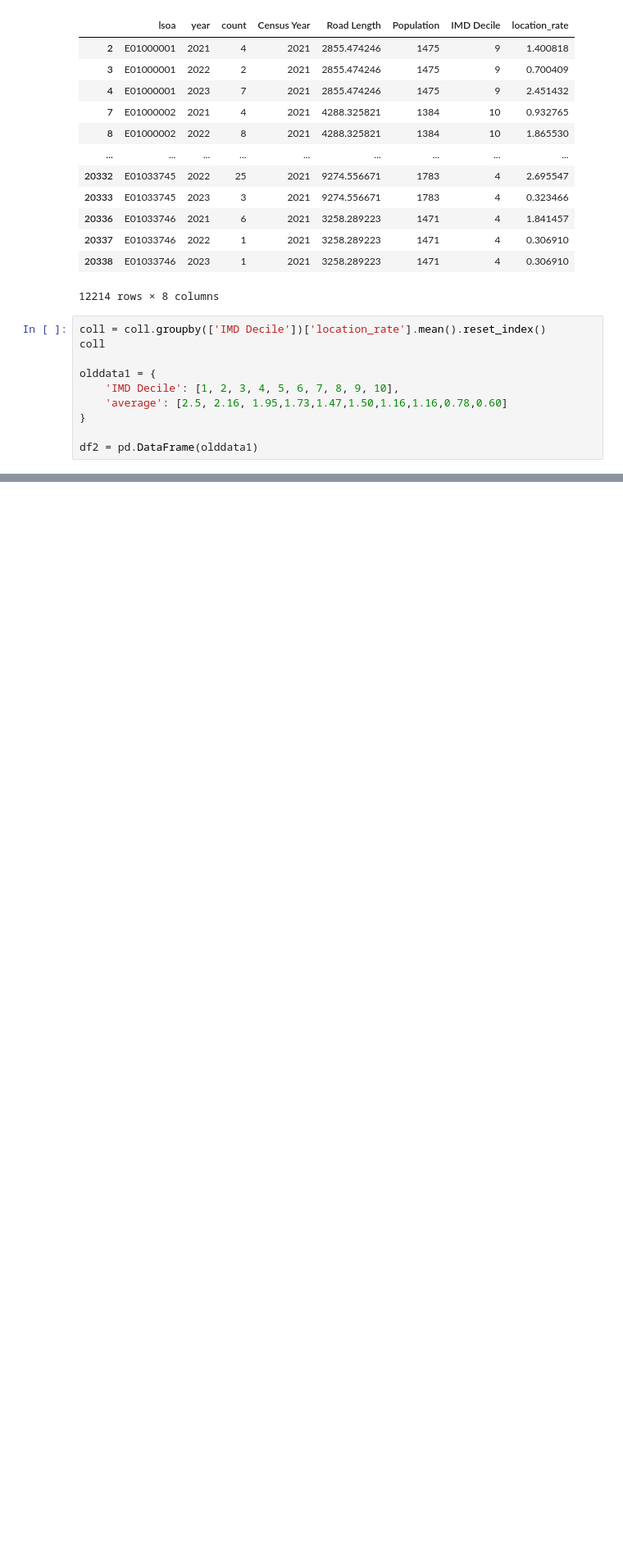
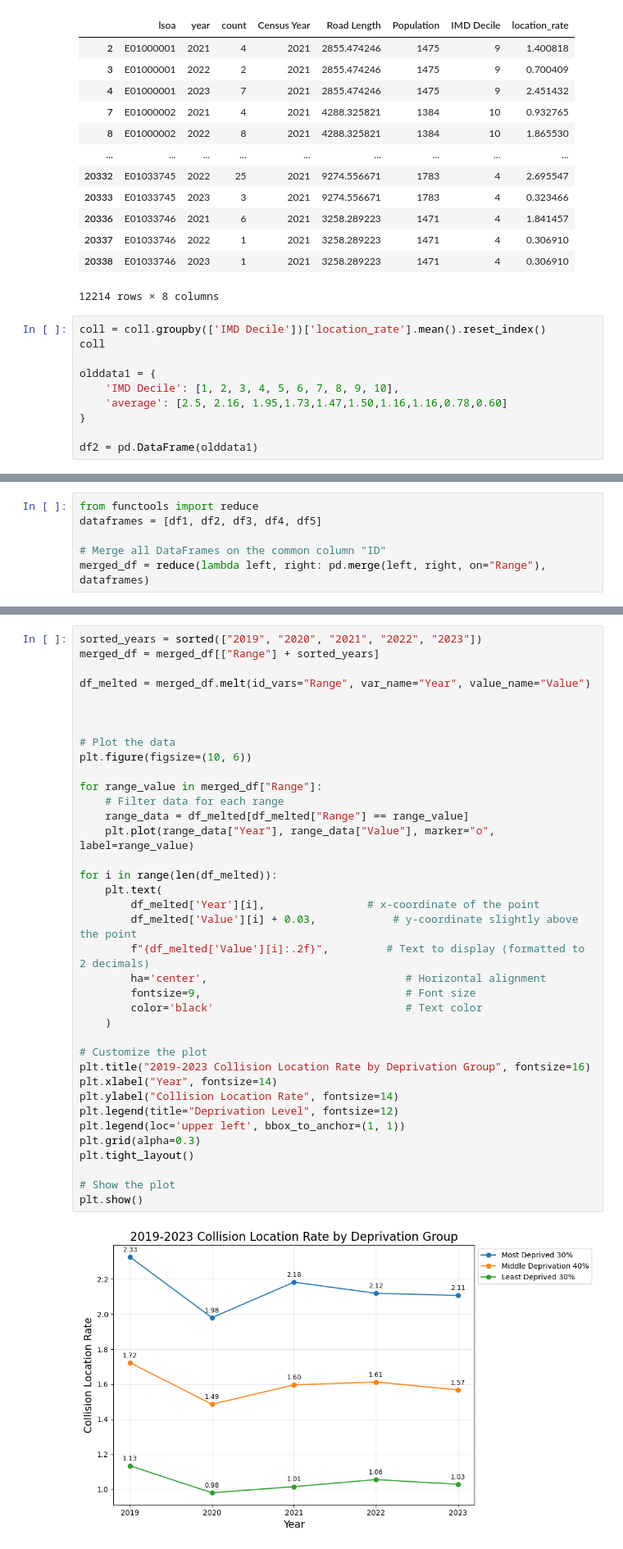
Before and after one commit to jwkee0420/Quantitative-Methods, a Jupyter notebook: Jin_safety_descriptive_statistics.ipynb, the cells around one changed output, grey strips where cells are left out. Shown at 82% size. Drawn from its saved outputs; the diff is of its cells as text; blank space fills up the shorter version.

```diff
--- a/Jin_safety_descriptive_statistics.ipynb
+++ b/Jin_safety_descriptive_statistics.ipynb
@@ -742,0 +893,6 @@ plt.show()
+# %%
+from functools import reduce
+dataframes = [df1, df2, df3, df4, df5]
+
+# Merge all DataFrames on the common column "ID"
+merged_df = reduce(lambda left, right: pd.merge(left, right, on="Range"), dataframes)
@@ -742,0 +913,39 @@ plt.show()
+# %%
+sorted_years = sorted(["2019", "2020", "2021", "2022", "2023"])
+merged_df = merged_df[["Range"] + sorted_years]
+
+df_melted = merged_df.melt(id_vars="Range", var_name="Year", value_name="Value")
+
+
+
+# Plot the data
+plt.figure(figsize=(10, 6))
+
+for range_value in merged_df["Range"]:
+    # Filter data for each range
+    range_data = df_melted[df_melted["Range"] == range_value]
+    plt.plot(range_data["Year"], range_data["Value"], marker="o", label=range_value)
+
+for i in range(len(df_melted)):
+    plt.text(
+        df_melted['Year'][i],                # x-coordinate of the point
+        df_melted['Value'][i] + 0.03,            # y-coordinate slightly above the point
+        f"{df_melted['Value'][i]:.2f}",         # Text to display (formatted to 2 decimals)
+        ha='center',                               # Horizontal alignment
+        fontsize=9,                                # Font size
+        color='black'                              # Text color
+    )
+
+# Customize the plot
+plt.title("2019-2023 Collision Location Rate by Deprivation Group", fontsize=16)
+plt.xlabel("Year", fontsize=14)
+plt.ylabel("Collision Location Rate", fontsize=14)
+plt.legend(title="Deprivation Level", fontsize=12)
+plt.legend(loc='upper left', bbox_to_anchor=(1, 1))
+plt.grid(alpha=0.3)
+plt.tight_layout()
+
+# Show the plot
+plt.show()
+# %% [output]
+[figure, added]
```
Also changed, not shown: parts of 51 cells of this notebook, 3 other files.
